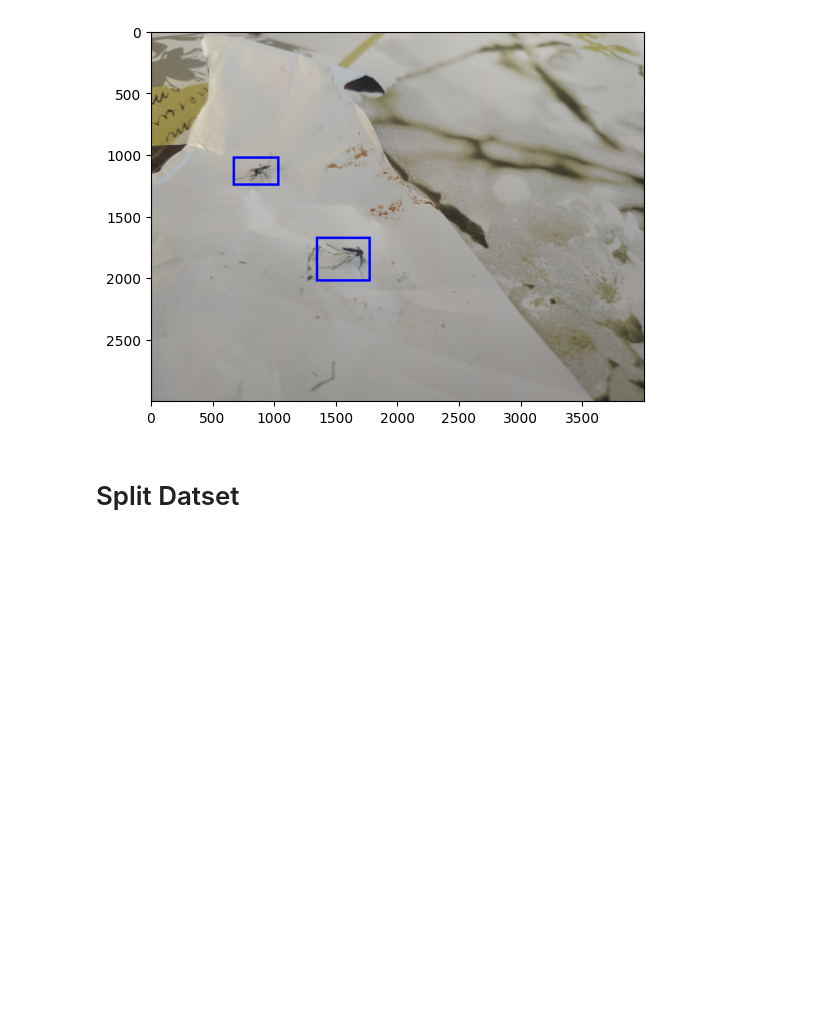
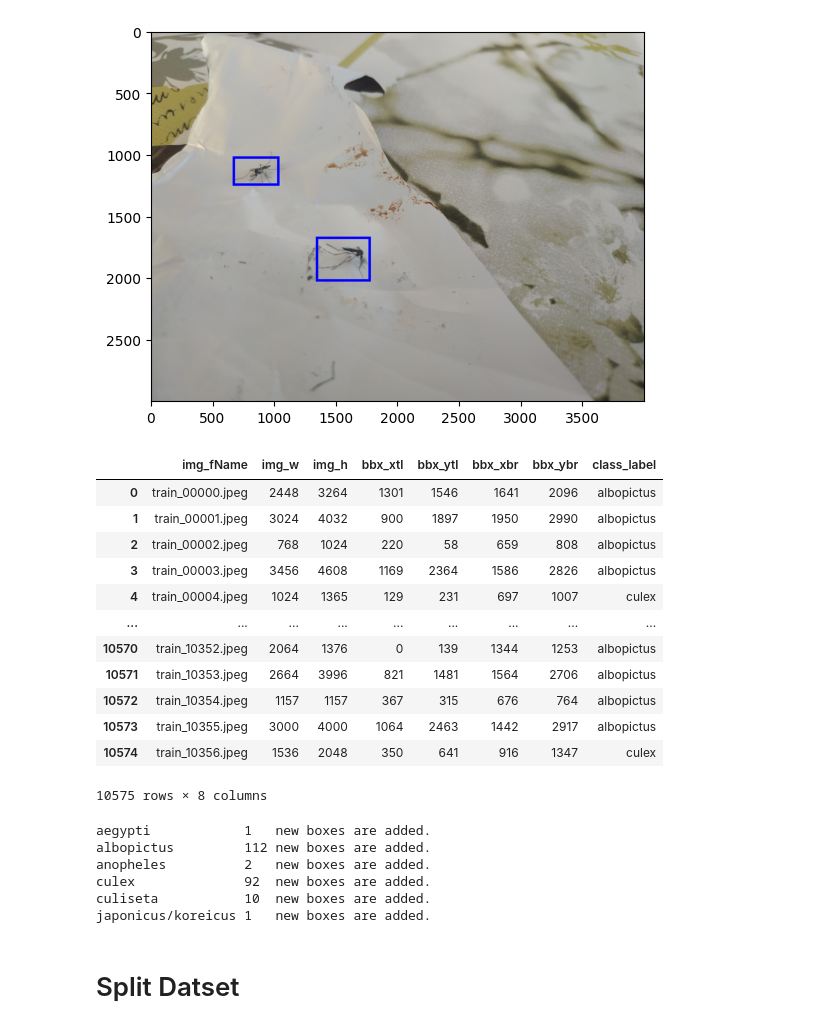
Before and after one commit to HCA97/Mosquito-Classifiction, a Jupyter notebook: test_annotations.ipynb, the cells around one changed output. Cells and saved outputs as stored; diff of their text form; code cells hidden in the pictures; blank space fills up the shorter version.

```diff
--- a/test_annotations.ipynb
+++ b/test_annotations.ipynb
@@ -1017,3 +1017,19 @@ for annot in df_dict[img_path]:
 plot_image(img_path, boxes)
 # %% [output]
 [figure]
+# %%
+clean_df
+# %% [output]
+|  | img_fName | img_w | img_h | bbx_xtl | bbx_ytl | bbx_xbr | bbx_ybr | class_label |
+| 0 | train_00000.jpeg | 2448 | 3264 | 1301 | 1546 | 1641 | 2096 | albopictus |
+| 1 | train_00001.jpeg | 3024 | 4032 | 900 | 1897 | 1950 | 2990 | albopictus |
+| 2 | train_00002.jpeg | 768 | 1024 | 220 | 58 | 659 | 808 | albopictus |
+| 3 | train_00003.jpeg | 3456 | 4608 | 1169 | 2364 | 1586 | 2826 | albopictus |
+| 4 | train_00004.jpeg | 1024 | 1365 | 129 | 231 | 697 | 1007 | culex |
+| ... | ... | ... | ... | ... | ... | ... | ... | ... |
+| 10570 | train_10352.jpeg | 2064 | 1376 | 0 | 139 | 1344 | 1253 | albopictus |
+| 10571 | train_10353.jpeg | 2664 | 3996 | 821 | 1481 | 1564 | 2706 | albopictus |
+| 10572 | train_10354.jpeg | 1157 | 1157 | 367 | 315 | 676 | 764 | albopictus |
+| 10573 | train_10355.jpeg | 3000 | 4000 | 1064 | 2463 | 1442 | 2917 | albopictus |
+| 10574 | train_10356.jpeg | 1536 | 2048 | 350 | 641 | 916 | 1347 | culex |
+10575 rows × 8 columns
@@ -1020,3 +1040,13 @@ plot_image(img_path, boxes)
+# %%
+for label, new_elements in zip(v, c - cc):
+    print(f'{label:<18} {str(new_elements):<3} new boxes are added.')
+# %% [output]
+aegypti            1   new boxes are added.
+albopictus         112 new boxes are added.
+anopheles          2   new boxes are added.
+culex              92  new boxes are added.
+culiseta           10  new boxes are added.
+japonicus/koreicus 1   new boxes are added.
 # %% [markdown]
 # Split Datset
 # %%
```
Also changed, not shown: parts of 4 cells of this notebook.
